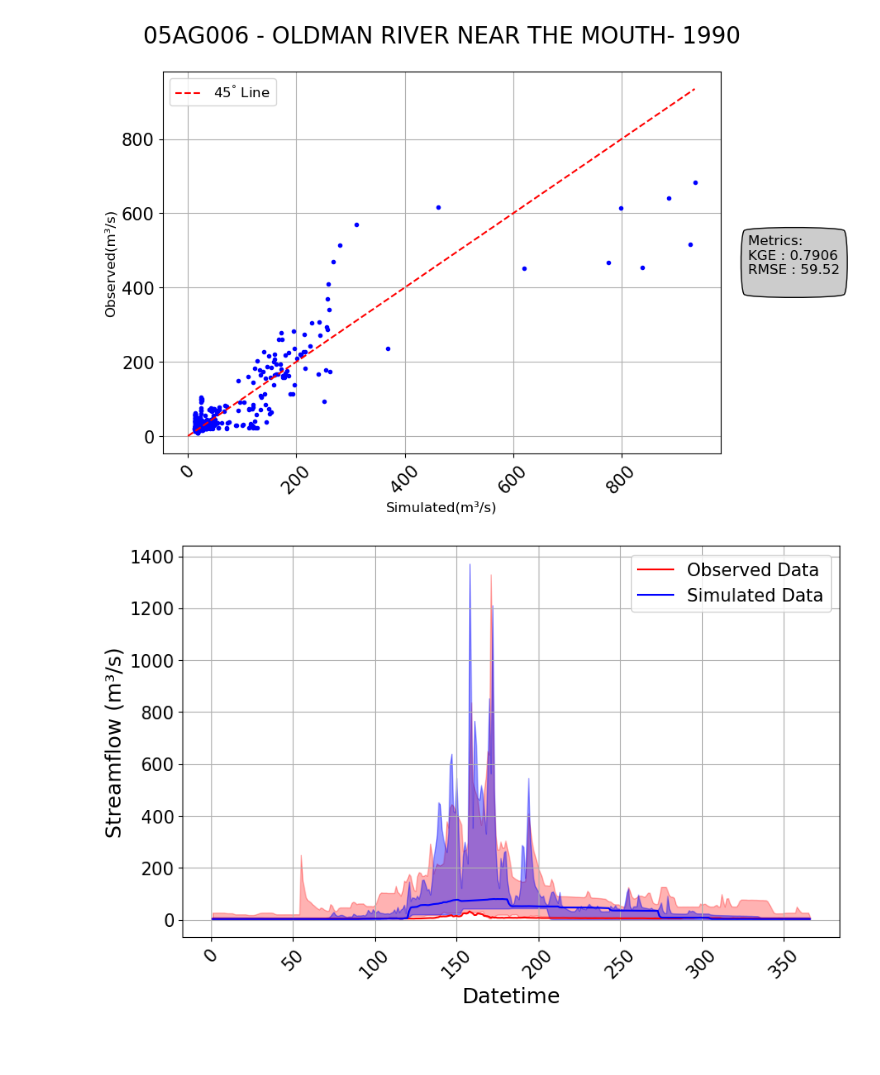
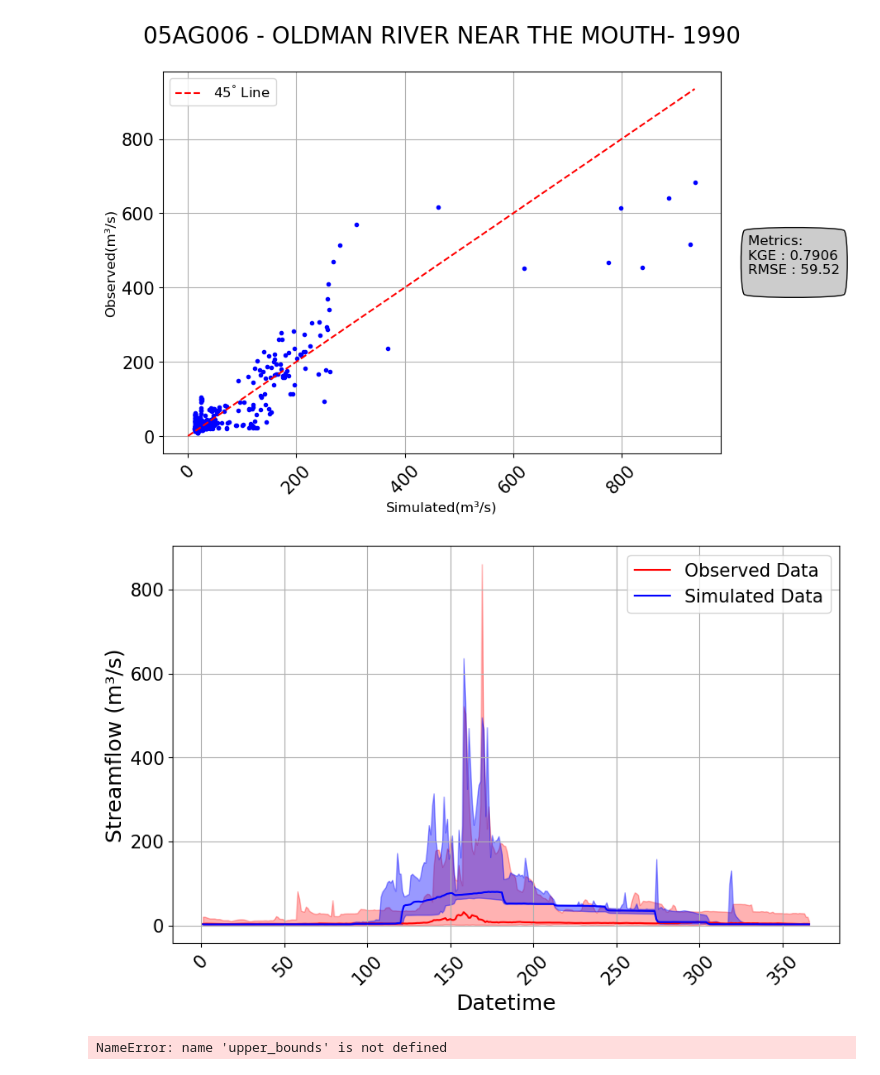
Before and after one commit to UchechukwuUdenze/NHS_PostProcessing, a Jupyter notebook: docs/source/notebooks/Examples.ipynb, the cells around one changed output. Cells and saved outputs as stored; diff of their text form; code cells hidden in the pictures; blank space fills up the shorter version.

```diff
--- a/docs/source/notebooks/Examples.ipynb
+++ b/docs/source/notebooks/Examples.ipynb
@@ -706,20 +703,33 @@ visuals.scatter(merged_df = DATAFRAMES['DF']['1990-01-01':'1990-12-31'].iloc[:,
 # %%
 visuals.bounded_plot(
     lines = DATA_2["LONG_TERM_MEDIAN"].iloc[:, [8,9]],
-    upper_bounds = [DATA_2["LONG_TERM_MAX"]],
-    lower_bounds = [DATA_2["LONG_TERM_MIN"]],
+    upper_bounds = [DATA_2["LONG_TERM_MAX"].iloc[:, [8,9]]],
+    lower_bounds = [DATA_2["LONG_TERM_MIN"].iloc[:, [8,9]]],
     # upper_bounds = [DATAFRAMES["LONG_TERM_Q75"]],
     # lower_bounds = [DATAFRAMES["LONG_TERM_Q25"]],
 #     title=['Long Term Aggregation by days of the Year', 12.55],
     linestyles=['b', 'r-'],
     labels=['Datetime', 'Streamflow'],
     grid=True,
     transparency = [0.4, 0.3],
     )
 # %% [output]
-[figure, old version]
+[figure, new version]
 # %%
-simulated[simulated.columns[0]].size
+visuals.bounded_plot(
+  lines = merged_df,
+  upper_bounds = upper_bounds,
+  lower_bounds = lower_bounds,
+  title=['Long Term Aggregation by days of the Year'],
+  legend = ['Predicted Streamflow','Recorded Streamflow'],
+  linestyles=['k', 'r-'],
+  labels=['Days of the year', 'Streamflow Values'],
+  transparency = [0.4, 0.7],
+  save = True,
+  save_as = "b_plot_1", dir= '../b_plots'
+)
+# %% [output]
+NameError: name 'upper_bounds' is not defined
 # %%
 visuals.qqplot(
     merged_df = DATAFRAMES["DF"]['1990-01-01':'1990-12-31'].iloc[:, [6,7, 8,9]],
```
Also changed, not shown: parts of 4 cells of this notebook, 4 other files.
